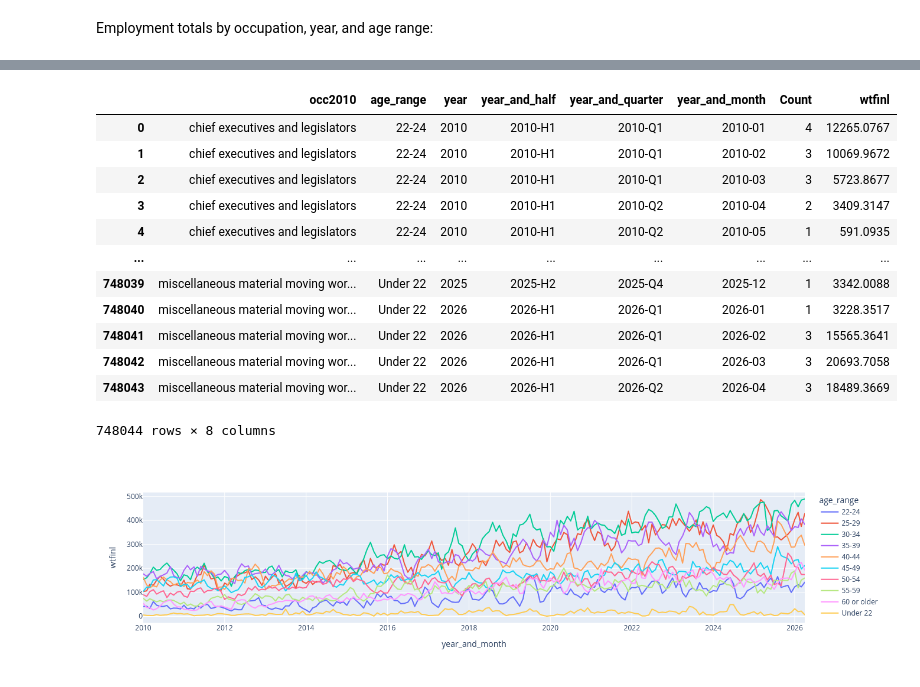
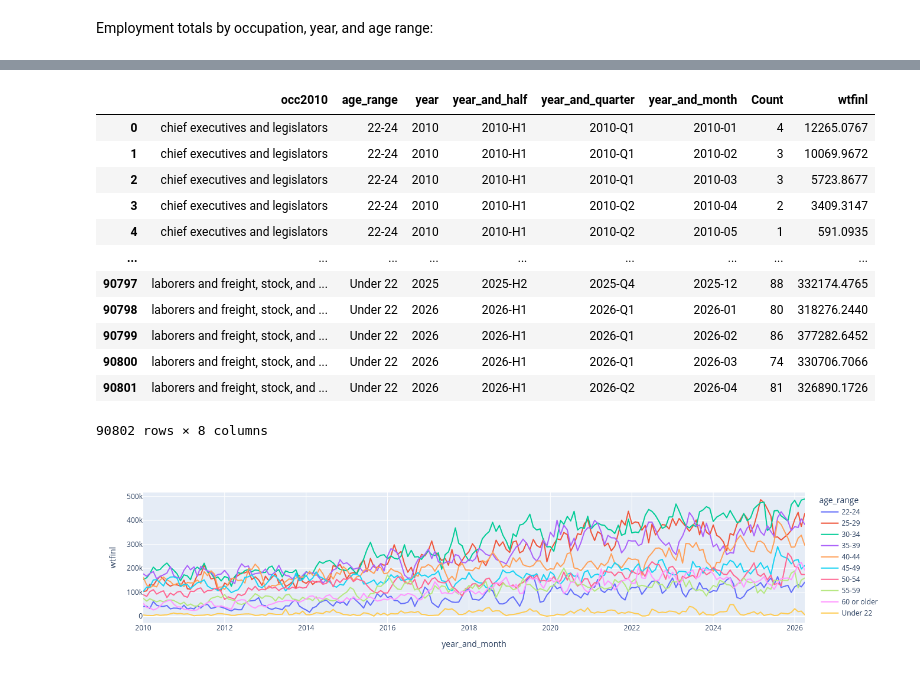
Before and after one commit to kburchfiel/employment_trends, a Jupyter notebook: employment_trends.ipynb, the cells around one changed output, grey strips where cells are left out. Cells and saved outputs as stored; diff of their text form; code cells hidden in the pictures.

Commit message:
Added a second dashboard that shows trends by age range for the largest occupations

```diff
--- a/employment_trends.ipynb
+++ b/employment_trends.ipynb
@@ -170,20 +237,26 @@ Employment totals by occupation, year, and age range:
 # %%
-df_occ_by_year_and_age = df.query("(occ2010 != 'niu') & (employed == 1)").pivot_table(
+df_occ_by_year_and_age = df.query("(occ2010 in @large_occupations) & (employed == 1)").pivot_table(
 index = ['occ2010', 'age_range', 'year', 'year_and_half', 'year_and_quarter', 'year_and_month'],
 values = ['wtfinl', 'Count'], aggfunc = 'sum').reset_index()
-#df_occ_by_year_and_age.to_json('datasets/employment_by_occupation_age_and_month.json')
+
+with open('datasets/df_occ_by_year_and_age.txt', mode = 'w') as file:
+    file.write(str(df_occ_by_year_and_age.to_dict(orient='list')))
+    # Note: the 'list' option produces a more compact file (and thus allows
+    # for faster load times) than does the 'records' option, which I had
+    # used previously.
+
 df_occ_by_year_and_age
 # %% [output]
 |  | occ2010 | age_range | year | year_and_half | year_and_quarter | year_and_month | Count | wtfinl |
 | 0 | chief executives and legislators | 22-24 | 2010 | 2010-H1 | 2010-Q1 | 2010-01 | 4 | 12265.0767 |
 | 1 | chief executives and legislators | 22-24 | 2010 | 2010-H1 | 2010-Q1 | 2010-02 | 3 | 10069.9672 |
 | 2 | chief executives and legislators | 22-24 | 2010 | 2010-H1 | 2010-Q1 | 2010-03 | 3 | 5723.8677 |
 | 3 | chief executives and legislators | 22-24 | 2010 | 2010-H1 | 2010-Q2 | 2010-04 | 2 | 3409.3147 |
 | 4 | chief executives and legislators | 22-24 | 2010 | 2010-H1 | 2010-Q2 | 2010-05 | 1 | 591.0935 |
 | ... | ... | ... | ... | ... | ... | ... | ... | ... |
-| 748039 | miscellaneous material moving wor... | Under 22 | 2025 | 2025-H2 | 2025-Q4 | 2025-12 | 1 | 3342.0088 |
-| 748040 | miscellaneous material moving wor... | Under 22 | 2026 | 2026-H1 | 2026-Q1 | 2026-01 | 1 | 3228.3517 |
-| 748041 | miscellaneous material moving wor... | Under 22 | 2026 | 2026-H1 | 2026-Q1 | 2026-02 | 3 | 15565.3641 |
-| 748042 | miscellaneous material moving wor... | Under 22 | 2026 | 2026-H1 | 2026-Q1 | 2026-03 | 3 | 20693.7058 |
-| 748043 | miscellaneous material moving wor... | Under 22 | 2026 | 2026-H1 | 2026-Q2 | 2026-04 | 3 | 18489.3669 |
+| 90797 | laborers and freight, stock, and ... | Under 22 | 2025 | 2025-H2 | 2025-Q4 | 2025-12 | 88 | 332174.4765 |
+| 90798 | laborers and freight, stock, and ... | Under 22 | 2026 | 2026-H1 | 2026-Q1 | 2026-01 | 80 | 318276.2440 |
+| 90799 | laborers and freight, stock, and ... | Under 22 | 2026 | 2026-H1 | 2026-Q1 | 2026-02 | 86 | 377282.6452 |
+| 90800 | laborers and freight, stock, and ... | Under 22 | 2026 | 2026-H1 | 2026-Q1 | 2026-03 | 74 | 330706.7066 |
+| 90801 | laborers and freight, stock, and ... | Under 22 | 2026 | 2026-H1 | 2026-Q2 | 2026-04 | 81 | 326890.1726 |
-748044 rows × 8 columns
+90802 rows × 8 columns
```
Also changed, not shown: parts of 10 cells of this notebook, 4 other files.
